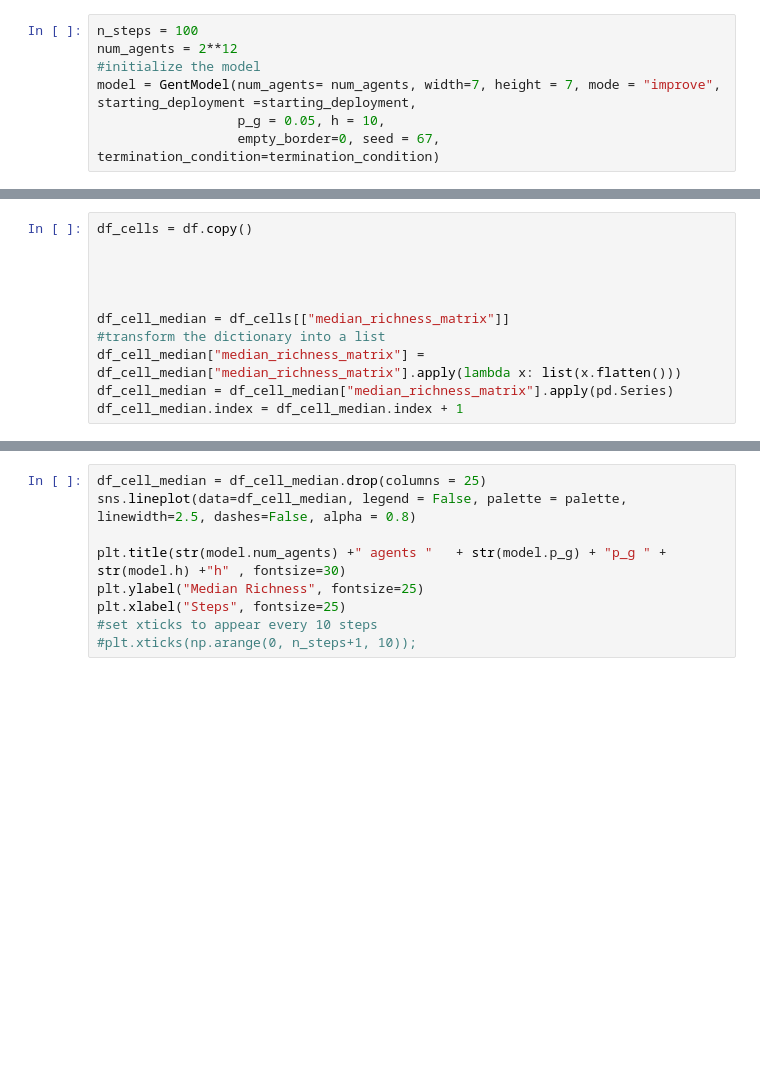
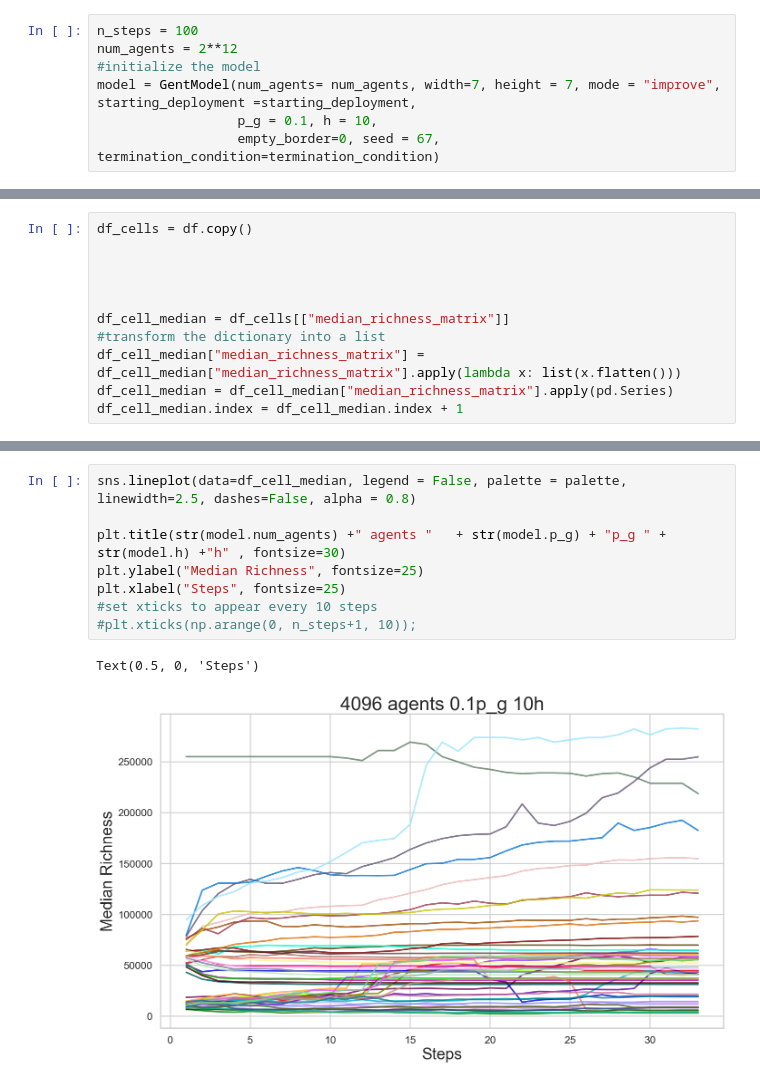
Before and after one commit to mauruscz/Gentrification, a Jupyter notebook: run_single.ipynb, the cells around one changed output, grey strips where cells are left out. Cells and saved outputs as stored; diff of their text form; blank space fills up the shorter version.

```diff
--- a/run_single.ipynb
+++ b/run_single.ipynb
@@ -33,5 +33,5 @@ n_steps = 100
 num_agents = 2**12
 #initialize the model
 model = GentModel(num_agents= num_agents, width=7, height = 7, mode = "improve", starting_deployment =starting_deployment,
-                  p_g = 0.05, h = 10,
+                  p_g = 0.1, h = 10,
                   empty_border=0, seed = 67, termination_condition=termination_condition)
@@ -231,12 +277,14 @@ plt.xlabel("Steps", fontsize=25)
 # %%
-df_cell_median = df_cell_median.drop(columns = 25)
 sns.lineplot(data=df_cell_median, legend = False, palette = palette, linewidth=2.5, dashes=False, alpha = 0.8)
 
 plt.title(str(model.num_agents) +" agents "   + str(model.p_g) + "p_g " + str(model.h) +"h" , fontsize=30)
 plt.ylabel("Median Richness", fontsize=25)
 plt.xlabel("Steps", fontsize=25)
 #set xticks to appear every 10 steps
 #plt.xticks(np.arange(0, n_steps+1, 10));
+# %% [output]
+Text(0.5, 0, 'Steps')
+[figure, added]
 # %%
 df_cell_median_smooth = df_cell_median.copy()
 df_cell_median_smooth = df_cell_median_smooth.rolling(model.h).mean()
```
Also changed, not shown: parts of 14 cells of this notebook, 9 other files.
